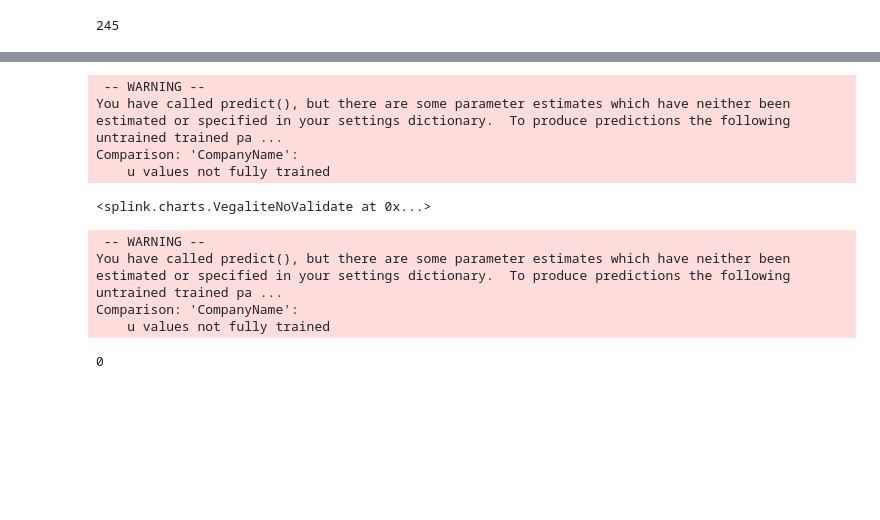
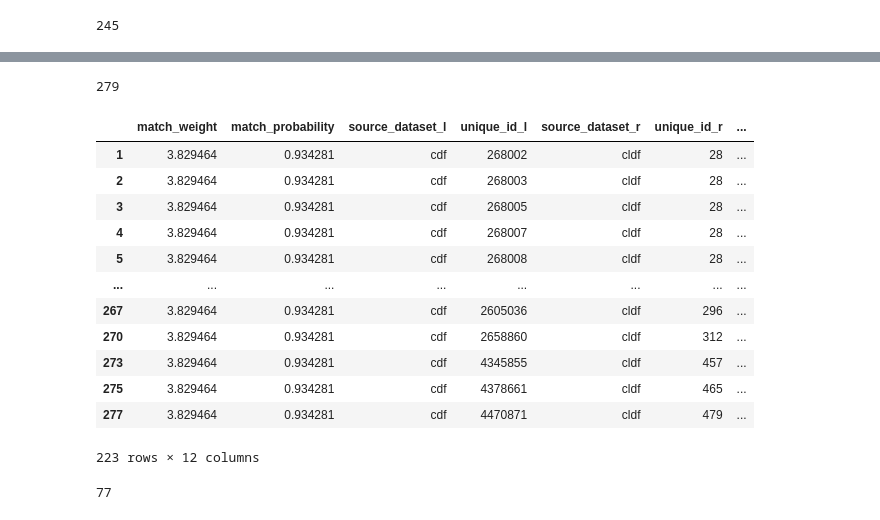
Before and after one commit to mshearer0/HandsOnEntityResolution, a Jupyter notebook: ClimateMatch.ipynb, the cells around one changed output, grey strips where cells are left out. Saved outputs shown, nothing was run; the diff lists cells and outputs as text; code cells hidden in the pictures; blank space fills up the shorter version.

```diff
--- a/ClimateMatch.ipynb
+++ b/ClimateMatch.ipynb
@@ -173,23 +172,28 @@ Your model is not yet fully trained. Missing estimates for:
 <EMTrainingSession, blocking on l.Postcode = r.Postcode, deactivating comparisons >
-# %%
-results = linker.predict()
-# %% [output]
- -- WARNING --
-You have called predict(), but there are some parameter estimates which have neither been estimated or specified in your settings dictionary.  To produce predictions the following untrained trained pa ...
-Comparison: 'CompanyName':
-    u values not fully trained
-# %%
-resultsdf = results.as_pandas_dataframe()
-bespoke = resultsdf[resultsdf['CompanyName_l']=='T&L SUGARS']
-linker.waterfall_chart(bespoke.to_dict(orient='records'), filter_nulls=False)
-# %% [output]
-<splink.charts.VegaliteNoValidate at 0x...>
 # %%
-df_splink = linker.predict(threshold_match_probability = 0.001).as_pandas_dataframe()
+df_splink = linker.predict(threshold_match_probability = 0.9).as_pandas_dataframe()
 len(df_splink)
 # %% [output]
- -- WARNING --
-You have called predict(), but there are some parameter estimates which have neither been estimated or specified in your settings dictionary.  To produce predictions the following untrained trained pa ...
-Comparison: 'CompanyName':
-    u values not fully trained
+279
-0
+# %%
+df_nonexact = df_splink[(df_splink['CompanyName_l']!=df_splink['CompanyName_r'])]
+# %%
+df_nonexact
+# %% [output]
+|  | match_weight | match_probability | source_dataset_l | unique_id_l | source_dataset_r | unique_id_r | ... |
+| 1 | 3.829464 | 0.934281 | cdf | 268002 | cldf | 28 | ... |
+| 2 | 3.829464 | 0.934281 | cdf | 268003 | cldf | 28 | ... |
+| 3 | 3.829464 | 0.934281 | cdf | 268005 | cldf | 28 | ... |
+| 4 | 3.829464 | 0.934281 | cdf | 268007 | cldf | 28 | ... |
+| 5 | 3.829464 | 0.934281 | cdf | 268008 | cldf | 28 | ... |
+| ... | ... | ... | ... | ... | ... | ... | ... |
+| 267 | 3.829464 | 0.934281 | cdf | 2605036 | cldf | 296 | ... |
+| 270 | 3.829464 | 0.934281 | cdf | 2658860 | cldf | 312 | ... |
+| 273 | 3.829464 | 0.934281 | cdf | 4345855 | cldf | 457 | ... |
+| 275 | 3.829464 | 0.934281 | cdf | 4378661 | cldf | 465 | ... |
+| 277 | 3.829464 | 0.934281 | cdf | 4470871 | cldf | 479 | ... |
+223 rows × 12 columns
+# %%
+len(df_splink['CompanyName_r'].unique())
+# %% [output]
+77
```
Also changed, not shown: parts of 2 cells of this notebook, 4 other files.
